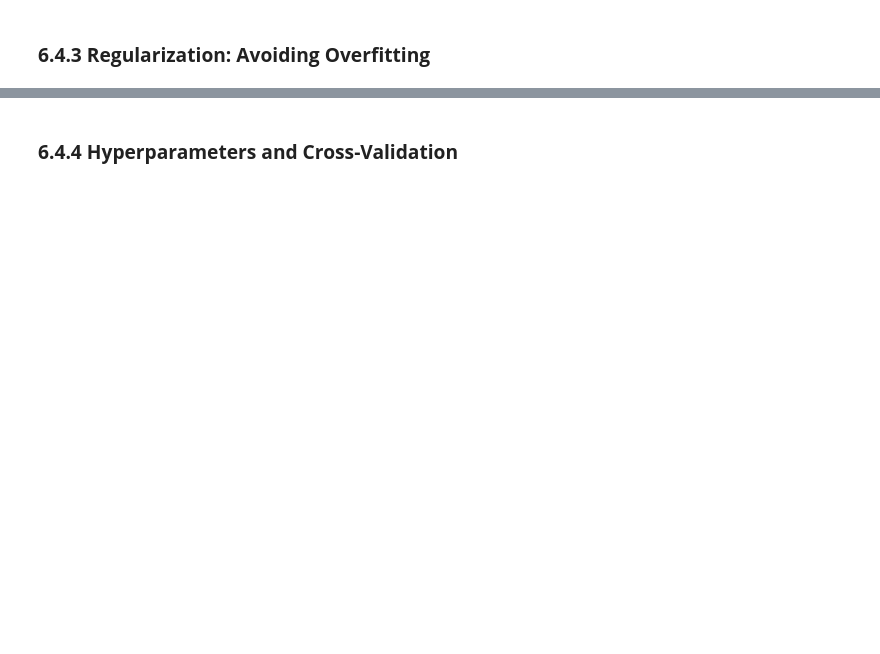
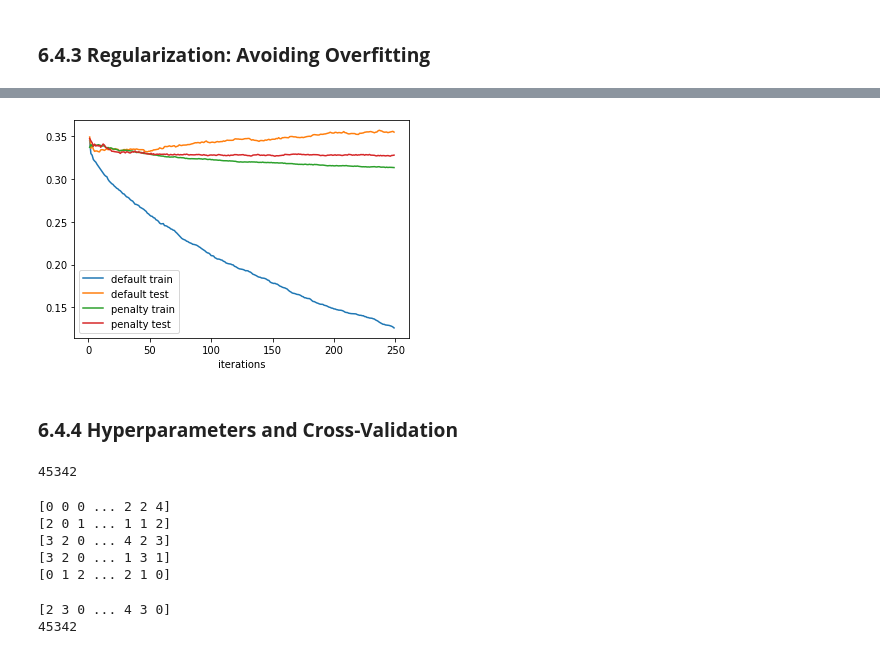
Before and after one commit to young-hwanlee/my-practical-statistics-for-data-scientists, a Jupyter notebook: Chapter_6_Statistical_Machine_Learning.ipynb, the cells around one changed output, grey strips where cells are left out. Saved outputs shown, nothing was run; the diff lists cells and outputs as text; code cells hidden in the pictures; blank space fills up the shorter version.

```diff
--- a/Chapter_6_Statistical_Machine_Learning.ipynb
+++ b/Chapter_6_Statistical_Machine_Learning.ipynb
@@ -713,10 +870,9 @@ plt.show()
 # %% [markdown]
 ### **6.4.3 Regularization: Avoiding Overfitting**
 # %%
-predictors = ['loan_amnt', 'term', 'annual_inc', 'dti',
-              'payment_inc_ratio', 'revol_bal', 'revol_util',
-              'purpose', 'delinq_2yrs_zero', 'pub_rec_zero',
-              'open_acc', 'grade', 'emp_length', 'purpose_',
+predictors = ['loan_amnt', 'term', 'annual_inc', 'dti', 'payment_inc_ratio',
+              'revol_bal', 'revol_util', 'purpose', 'delinq_2yrs_zero',
+              'pub_rec_zero', 'open_acc', 'grade', 'emp_length', 'purpose_',
               'home_', 'emp_len_', 'borrower_score']
 outcome = 'outcome'
 
@@ -729,8 +885,3 @@ xgb_default = XGBClassifier(objective='binary:logistic', n_estimators=250, max_d
                             reg_lambda=0, learning_rate=0.3, subsample=1,
                             use_label_encoder=False, eval_metric='error')
 xgb_default.fit(train_X, train_y)
-
-xgb_penalty = XGBClassifier(objective='binary:logistic', n_estimators=250, max_depth=6,
-                            reg_lambda=1000, learning_rate=0.1, subsample=0.63,
-                            use_label_encoder=False, eval_metric='error')
-print(xgb_penalty.fit(train_X, train_y))
@@ -772,2 +1015,30 @@ plt.show()
+# %%
+ax = results.plot(x='iterations', y='default train')
+results.plot(x='iterations', y='default test', ax=ax)
+results.plot(x='iterations', y='penalty train', ax=ax)
+results.plot(x='iterations', y='penalty test', ax=ax)
+plt.show()
+# %% [output]
+[figure, added]
 # %% [markdown]
 ### **6.4.4 Hyperparameters and Cross-Validation**
+# %%
+len(X)
+# %% [output]
+45342
+# %%
+for k in range(5):
+    print(np.random.choice(range(5), size=len(X), replace=True))
+# %% [output]
+[0 0 0 ... 2 2 4]
+[2 0 1 ... 1 1 2]
+[3 2 0 ... 4 2 3]
+[3 2 0 ... 1 3 1]
+[0 1 2 ... 2 1 0]
+# %%
+temp = np.random.choice(range(5), size=len(X), replace=True)
+print(temp)
+print(len(temp))
+# %% [output]
+[2 3 0 ... 4 3 0]
+45342
```
Also changed, not shown: parts of 36 cells of this notebook.
